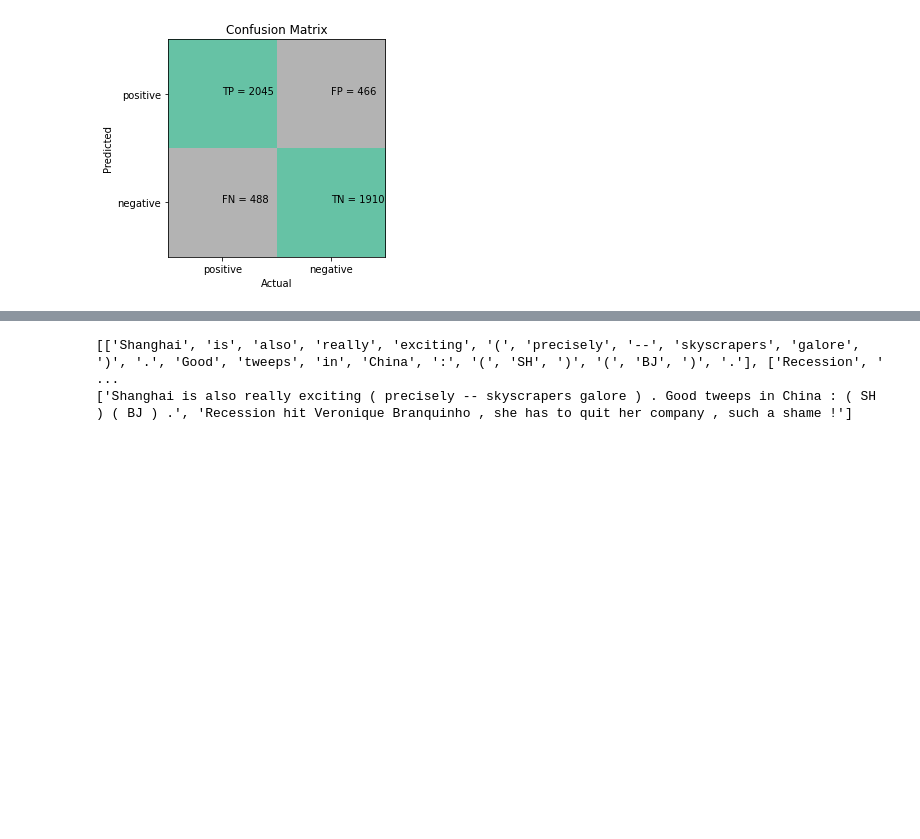
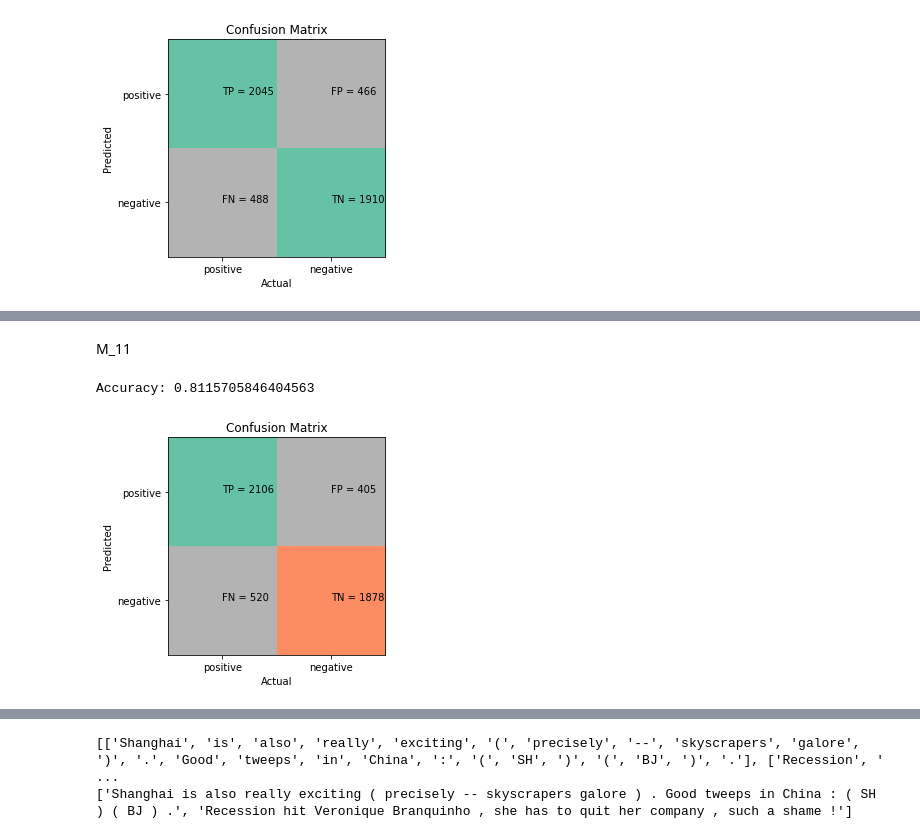
Before and after one commit to nirvanK11/Sentiment-analysis, a Jupyter notebook: NLP.ipynb, the cells around one changed output, grey strips where cells are left out. Saved outputs shown, nothing was run; the diff lists cells and outputs as text; code cells hidden in the pictures; blank space fills up the shorter version.

```diff
--- a/NLP.ipynb
+++ b/NLP.ipynb
@@ -315,0 +337,14 @@ Accuracy: 0.8056630678345895
+# %% [markdown]
+M_11
+# %%
+vectorizer = TfidfVectorizer(stop_words=stop_words)  # default: lowercase=True, ngram_range=(1,1)
+vectorizer.fit(X_train_tokenised_text)
+
+# convert train and test text data to numeric vectors
+X_train = vectorizer.transform(X_train_tokenised_text)
+X_val = vectorizer.transform(X_val_tokenised_text)
+
+m11 = get_dt_predictions(X_train, X_val, y_train, y_val, class_list)
+# %% [output]
+Accuracy: 0.8115705846404563
+[figure, added]
```
Also changed, not shown: parts of 67 cells of this notebook.
